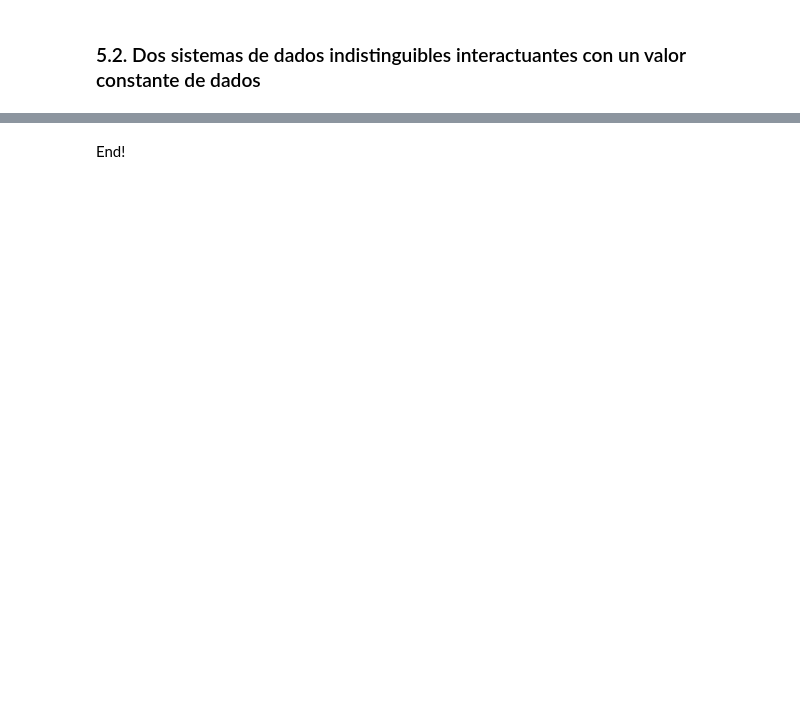
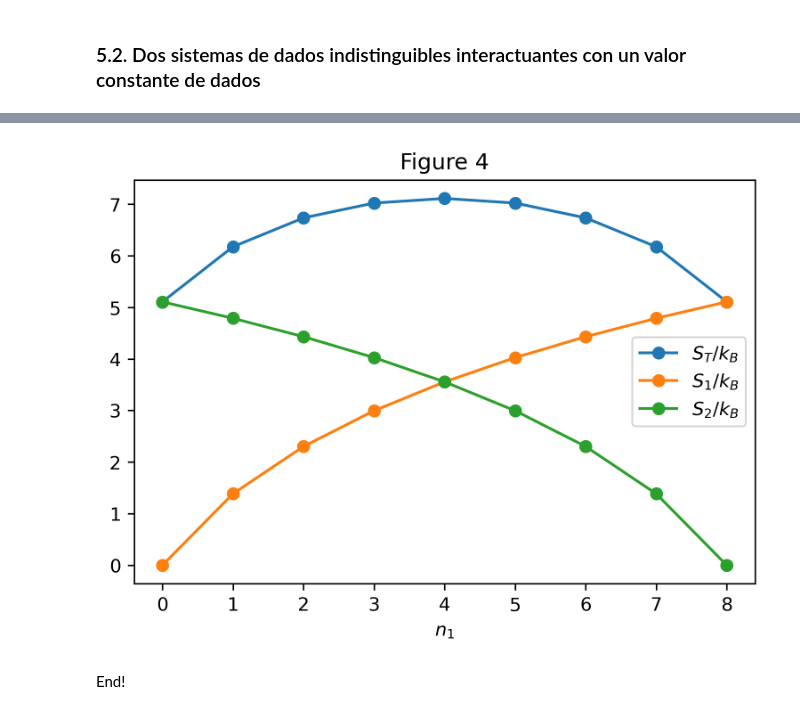
Before and after one commit to davidalejandromiranda/StatisticalPhysics, a Jupyter notebook: notebooks/es_InteraccionSistemasDeDados.ipynb, the cells around one changed output, grey strips where cells are left out. Cells and saved outputs as stored; diff of their text form; code cells hidden in the pictures; blank space fills up the shorter version.

```diff
--- a/notebooks/es_InteraccionSistemasDeDados.ipynb
+++ b/notebooks/es_InteraccionSistemasDeDados.ipynb
@@ -158,0 +231,7 @@ _ = indist_data.plot(x='n1', y=['$\Omega_1$', '$\Omega_2$', '$\Omega_T$'], marke
+# %%
+indist_data['$S_1/k_B$'] = np.log(indist_data['$\Omega_1$'])
+indist_data['$S_2/k_B$'] = np.log(indist_data['$\Omega_2$'])
+indist_data['$S_T/k_B$'] = indist_data['$S_1/k_B$'] + indist_data['$S_2/k_B$']
+indist_data['$k_B T_1$'] =  1/np.gradient(indist_data['$S_1/k_B$'])
+indist_data['$k_B T_2$'] = -1/np.gradient(indist_data['$S_2/k_B$'])
+indist_data
@@ -159,2 +249,8 @@ _ = indist_data.plot(x='n1', y=['$\Omega_1$', '$\Omega_2$', '$\Omega_T$'], marke
+# %%
+plt.figure(dpi=300)
+plt.title('Figure 4')
+_ = indist_data.plot(x='$n_1$', y=['$S_T/k_B$', '$S_1/k_B$', '$S_2/k_B$'], marker='o', ax=plt.gca())
+# %% [output]
+[figure, added]
 # %% [markdown]
 End!
```
Also changed, not shown: parts of 15 cells of this notebook, 1 other file.
